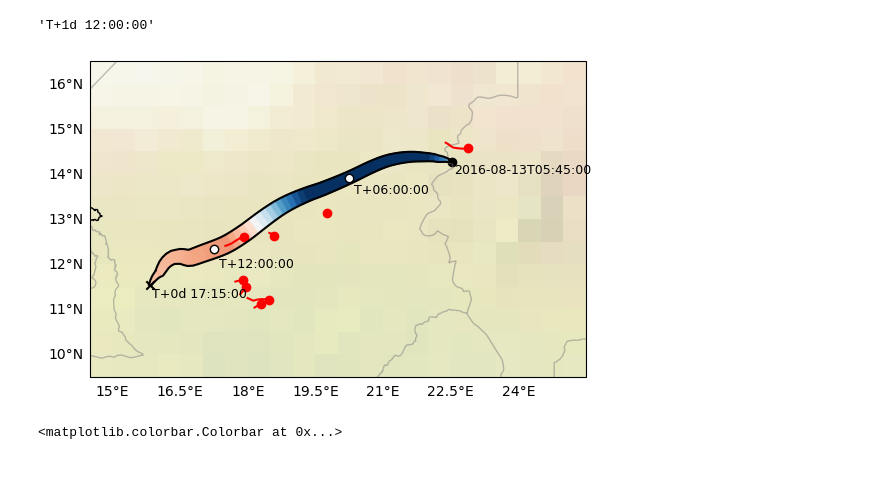
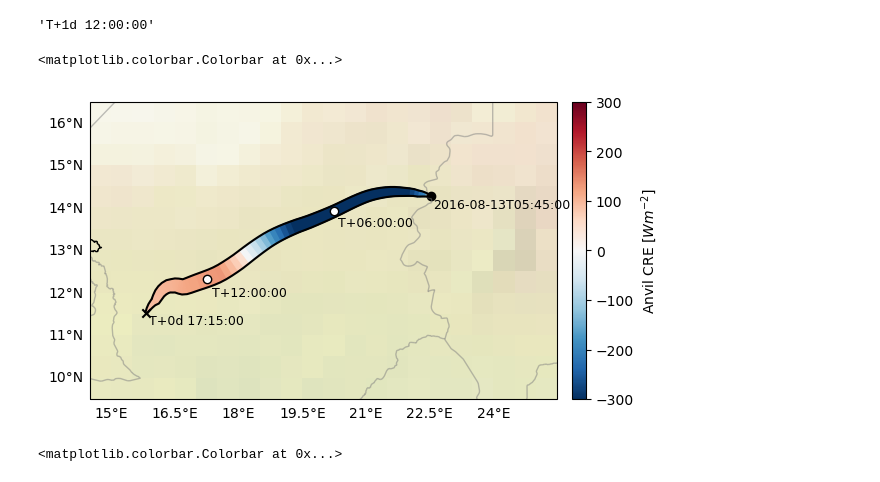
Before and after one commit to w-k-jones/cloud_cci_case_study, a Jupyter notebook: Visualisation_exp.ipynb, the cells around one changed output. Saved outputs shown, nothing was run; the diff lists cells and outputs as text; code cells hidden in the pictures.

```diff
--- a/Visualisation_exp.ipynb
+++ b/Visualisation_exp.ipynb
@@ -242,7 +242,7 @@ strfdelta(timedelta(hours=36), "T+{D}d {H:02}:{M:02}:{S:02}")
 markersize=6
 fontsize=9
 
-plt.figure()
+fig = plt.figure()
 ax = plt.subplot(111, projection=ccrs.PlateCarree())
 ax.set_extent([14.5, 25.5, 9.5, 16.5], ccrs.PlateCarree())
 ax.stock_img()
@@ -297,41 +297,53 @@ ax.text(
     smooth_lon[-1].item()+0.05,
     smooth_lat[-1].item()-0.05,
     strfdelta(lifetime, "T+{D}d {H:02}:{M:02}:{S:02}"),
     va="top", fontsize=fontsize
 )
 
 if lifetime.seconds/3600 > 13:
     time_ticks = [timedelta(hours=i) for i in np.arange(6, lifetime.seconds/3600-0.99, 6)]
 elif lifetime.seconds/3600 > 4:
     time_ticks = [timedelta(hours=i) for i in np.arange(3, lifetime.seconds/3600-0.99, 3)]
 else:
     time_ticks = []
 
 if len(time_ticks) > 0 and time_ticks[-1].days >= 1:
     fmtstr = "T+{D}d {H:02}:{M:02}:{S:02}"
 else:
     fmtstr = "T+{H:02}:{M:02}:{S:02}"
 
 for time in time_ticks:
     wh = np.abs(
         dataset.thick_anvil_step_t[dataset.thick_anvil_step_anvil_index==anvil]
         - np.datetime64(start_dt+time)
     ).argmin().item()
 
     ax.scatter(smooth_lon[wh], smooth_lat[wh], marker="o", s=markersize**2, facecolor="white", edgecolor="k")
 
     ax.text(smooth_lon[wh]+offsets[0][wh]+0.05, smooth_lat[wh]+offsets[1][wh], strfdelta(time, fmtstr), va="top", fontsize=fontsize)
 
 
-ax.scatter(dataset.core_start_lon.loc[core], dataset.core_start_lat.loc[core], c="r")
-for c in core:
-    ax.plot(
-        dataset.core_step_lon[dataset.core_step_core_index==c].rolling(core_step=3, center=True, min_periods=1).reduce(np.nanmean),
-        dataset.core_step_lat[dataset.core_step_core_index==c].rolling(core_step=3, center=True, min_periods=1).reduce(np.nanmean),
-        "r-"
-    )
+# ax.scatter(dataset.core_start_lon.loc[core], dataset.core_start_lat.loc[core], c="r")
+# for c in core:
+#     ax.plot(
+#         dataset.core_step_lon[dataset.core_step_core_index==c].rolling(core_step=3, center=True, min_periods=1).reduce(np.nanmean),
+#         dataset.core_step_lat[dataset.core_step_core_index==c].rolling(core_step=3, center=True, min_periods=1).reduce(np.nanmean),
+#         "r-"
+#     )
+
+cbar_size="3%"
+cbar_pad=0.15
+ax_divider = make_axes_locatable(ax)
+cax_r = ax_divider.new_horizontal(size=cbar_size, pad=cbar_pad, axes_class=plt.Axes)
+fig.add_axes(cax_r)
+
+norm = colors.Normalize(vmin=-300,vmax=300)
+sm = plt.cm.ScalarMappable(cmap="RdBu_r", norm=norm)
+sm.set_array([])
+plt.colorbar(sm, cax=cax_r, label="Anvil CRE [$Wm^{-2}$]")
 # %% [output]
+<matplotlib.colorbar.Colorbar at 0x...>
-[figure, old version]
+[figure, new version]
 # %%
 def add_anvil_track(dataset, anvil, ax, annotate=False):
     markersize=6
```
Also changed, not shown: 1 other file.
